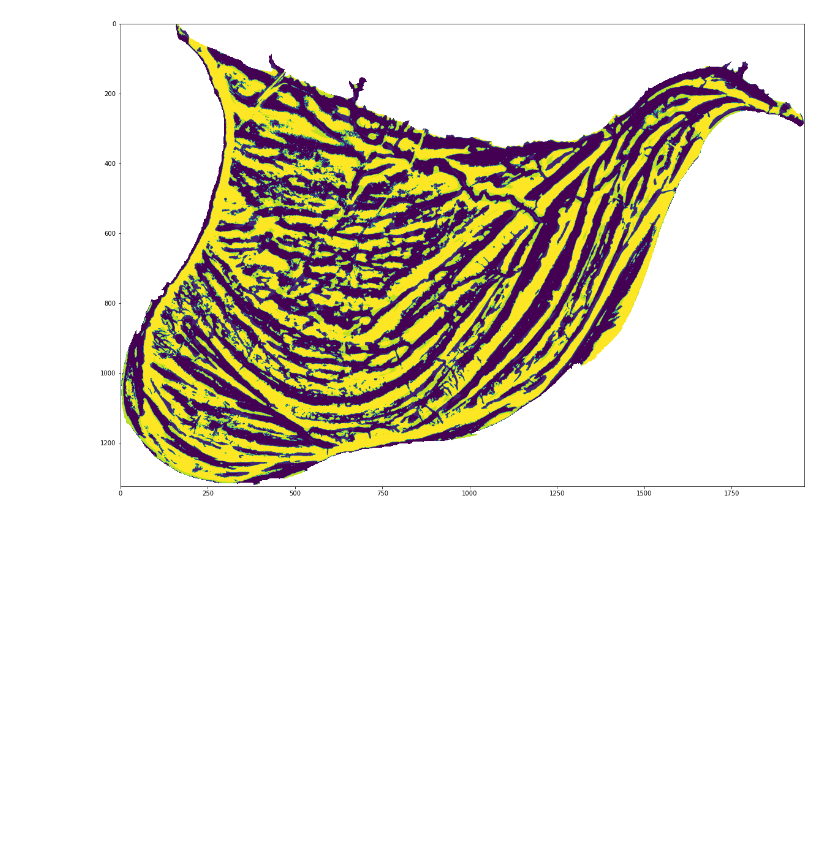
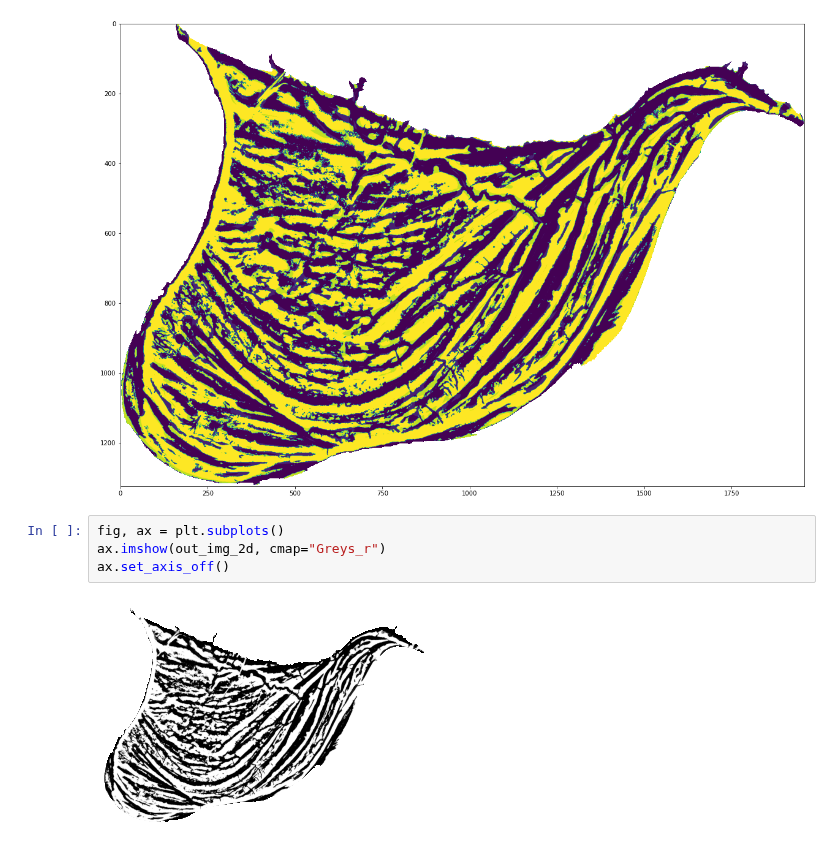
Before and after one commit to tamu-edu/scrollstats, a Jupyter notebook: Figure_RasterAgreement.ipynb, the cells around one changed output. Drawn from its saved outputs; the diff is of its cells as text; blank space fills up the shorter version.

Commit message:
figure edits

```diff
--- a/Figure_RasterAgreement.ipynb
+++ b/Figure_RasterAgreement.ipynb
@@ -90,3 +90,9 @@ ax.imshow(out_img_2d)
 # %% [output]
 <matplotlib.image.AxesImage at 0x...>
 [figure]
+# %%
+fig, ax = plt.subplots()
+ax.imshow(out_img_2d, cmap="Greys_r")
+ax.set_axis_off()
+# %% [output]
+[figure, added]
```
Also changed, not shown: parts of 1 cell of this notebook, 1 other file.
